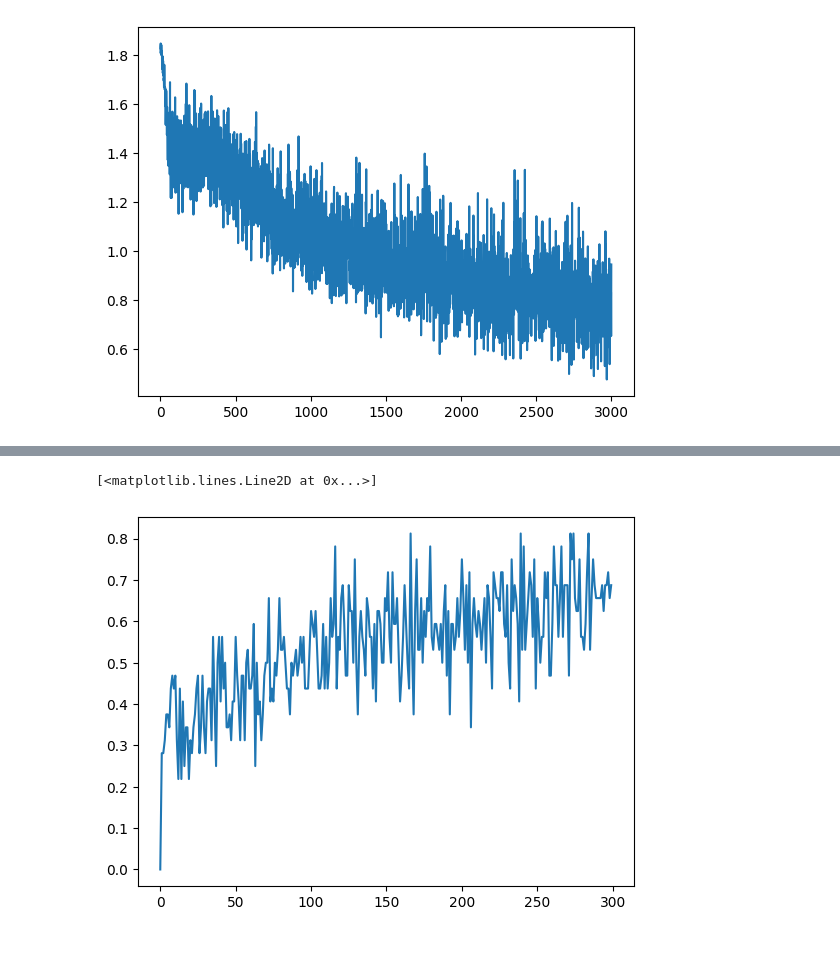
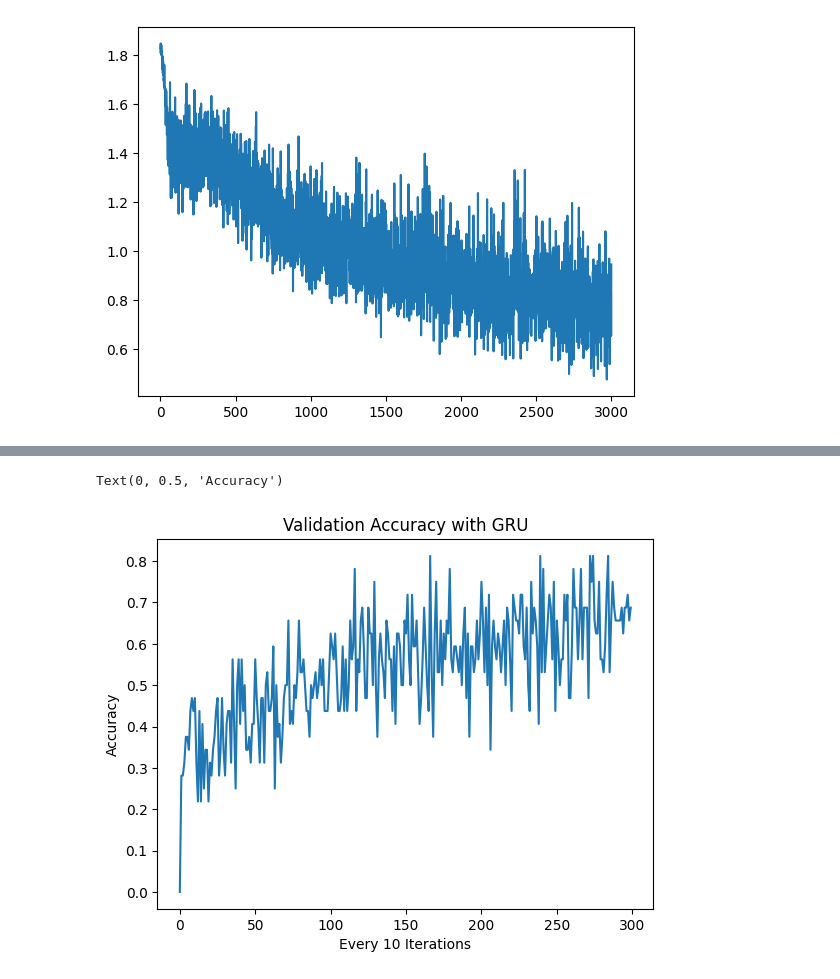
Before and after one commit to justinolcott/avalanche, a Jupyter notebook: gru.ipynb, the cells around one changed output, grey strips where cells are left out. Saved outputs shown, nothing was run; the diff lists cells and outputs as text; code cells hidden in the pictures; blank space fills up the shorter version.

```diff
--- a/gru.ipynb
+++ b/gru.ipynb
@@ -285,5 +302,8 @@ plt.plot(validation_losses)
-# %%
-plt.plot(validation_accuracies)
-# %% [output]
-[<matplotlib.lines.Line2D at 0x...>]
-[figure, removed]
+# %%
+plt.plot(validation_accuracies)
+plt.title('Validation Accuracy with GRU')
+plt.xlabel('Every 10 Iterations')
+plt.ylabel('Accuracy')
+# %% [output]
+Text(0, 0.5, 'Accuracy')
+[figure, added]
```
Also changed, not shown: parts of 2 cells of this notebook, 1 other file.
